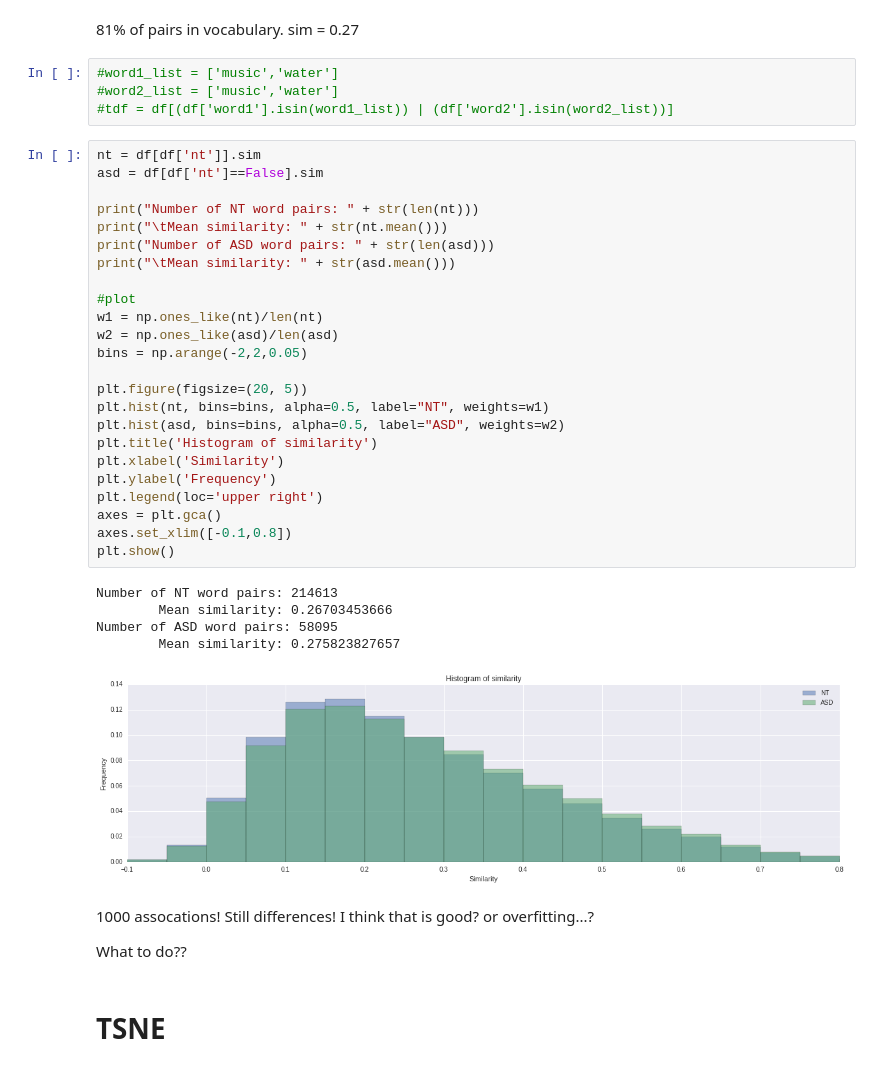
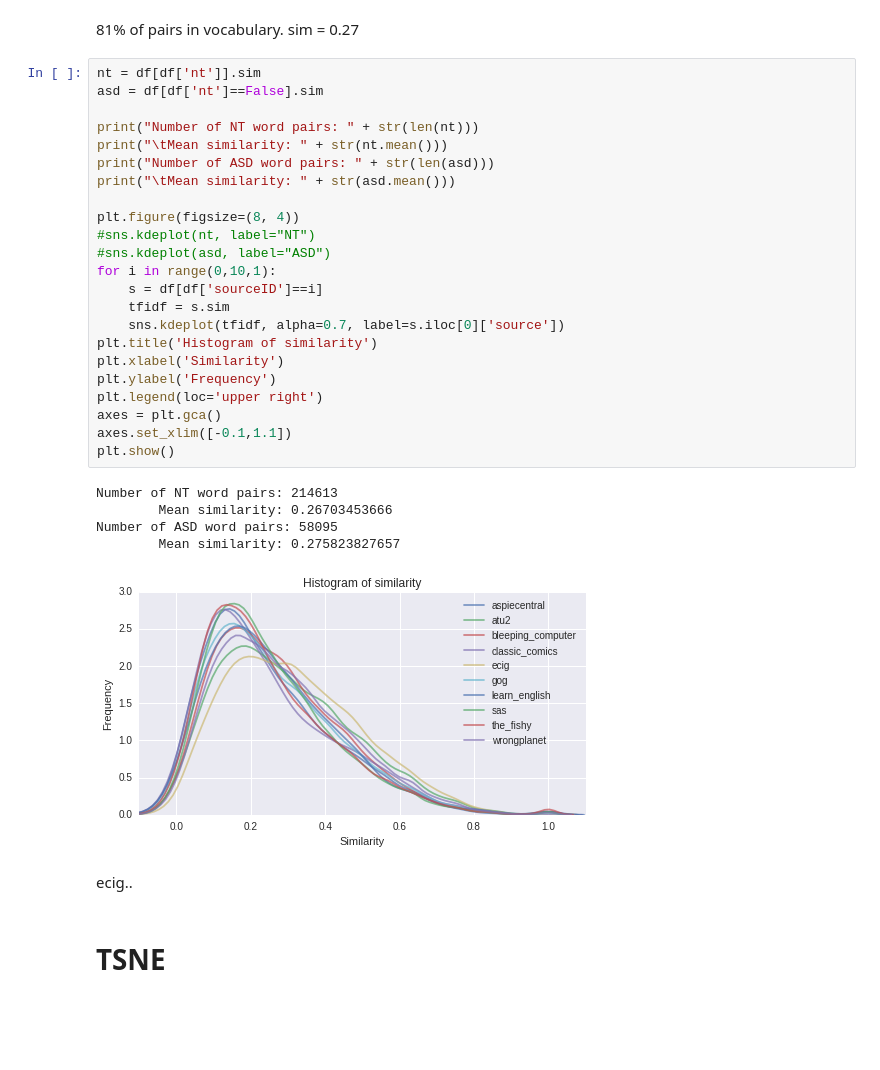
Before and after one commit to louweal/wordgame, a Jupyter notebook: notebooks/Wordgame Word2Vec features.ipynb, the cells around one changed output. Drawn from its saved outputs; the diff is of its cells as text; blank space fills up the shorter version.

Commit message:
improved similarity plot and tsne plot

```diff
--- a/notebooks/Wordgame Word2Vec features.ipynb
+++ b/notebooks/Wordgame Word2Vec features.ipynb
@@ -70,44 +71,37 @@ Number of remaining word pairs: 272708
 Mean similariy score: 0.268906919797
 # %% [markdown]
 81% of pairs in vocabulary. sim = 0.27
-# %%
-#word1_list = ['music','water']
-#word2_list = ['music','water']
-#tdf = df[(df['word1'].isin(word1_list)) | (df['word2'].isin(word2_list))]
 # %%
 nt = df[df['nt']].sim
 asd = df[df['nt']==False].sim
 
 print("Number of NT word pairs: " + str(len(nt)))
 print("\tMean similarity: " + str(nt.mean()))
 print("Number of ASD word pairs: " + str(len(asd)))
 print("\tMean similarity: " + str(asd.mean()))
 
-#plot
-w1 = np.ones_like(nt)/len(nt)
-w2 = np.ones_like(asd)/len(asd)
-bins = np.arange(-2,2,0.05)
-
-plt.figure(figsize=(20, 5))
-plt.hist(nt, bins=bins, alpha=0.5, label="NT", weights=w1)
-plt.hist(asd, bins=bins, alpha=0.5, label="ASD", weights=w2)
+plt.figure(figsize=(8, 4))
+#sns.kdeplot(nt, label="NT")
+#sns.kdeplot(asd, label="ASD")
+for i in range(0,10,1):
+    s = df[df['sourceID']==i]
+    tfidf = s.sim
+    sns.kdeplot(tfidf, alpha=0.7, label=s.iloc[0]['source'])
 plt.title('Histogram of similarity')
 plt.xlabel('Similarity')
 plt.ylabel('Frequency')
 plt.legend(loc='upper right')
 axes = plt.gca()
-axes.set_xlim([-0.1,0.8])
+axes.set_xlim([-0.1,1.1])
 plt.show()
 # %% [output]
 Number of NT word pairs: 214613
         Mean similarity: 0.26703453666
 Number of ASD word pairs: 58095
         Mean similarity: 0.275823827657
-[figure, old version]
+[figure, new version]
-# %% [markdown]
-1000 assocations! Still differences! I think that is good? or overfitting...?
-
-What to do??
+# %% [markdown]
+ecig..
 # %% [markdown]
 # TSNE
 # %%
```
Also changed, not shown: parts of 6 cells of this notebook.
